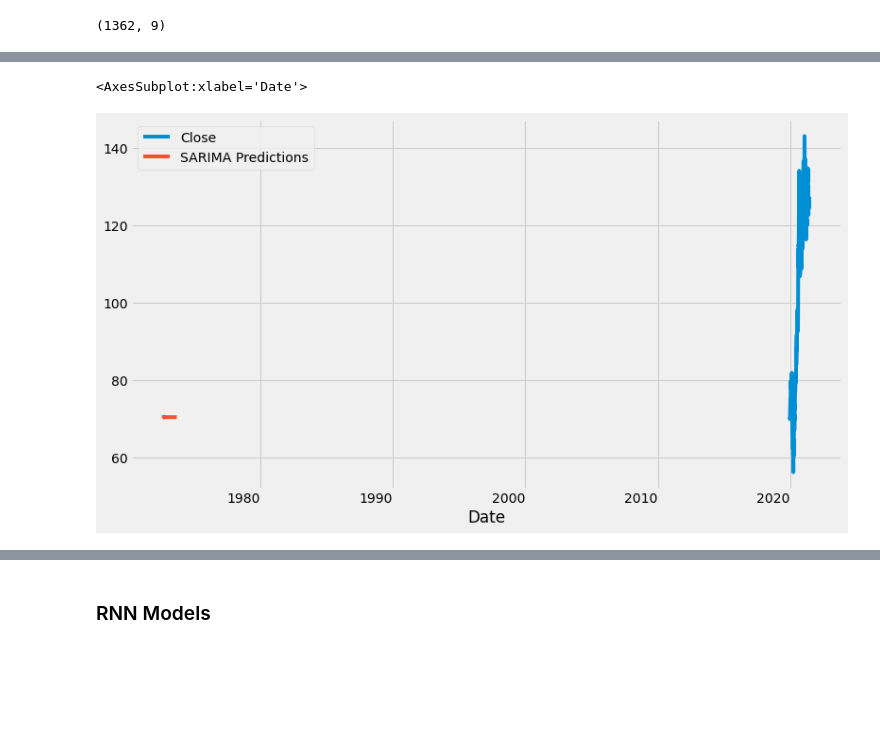
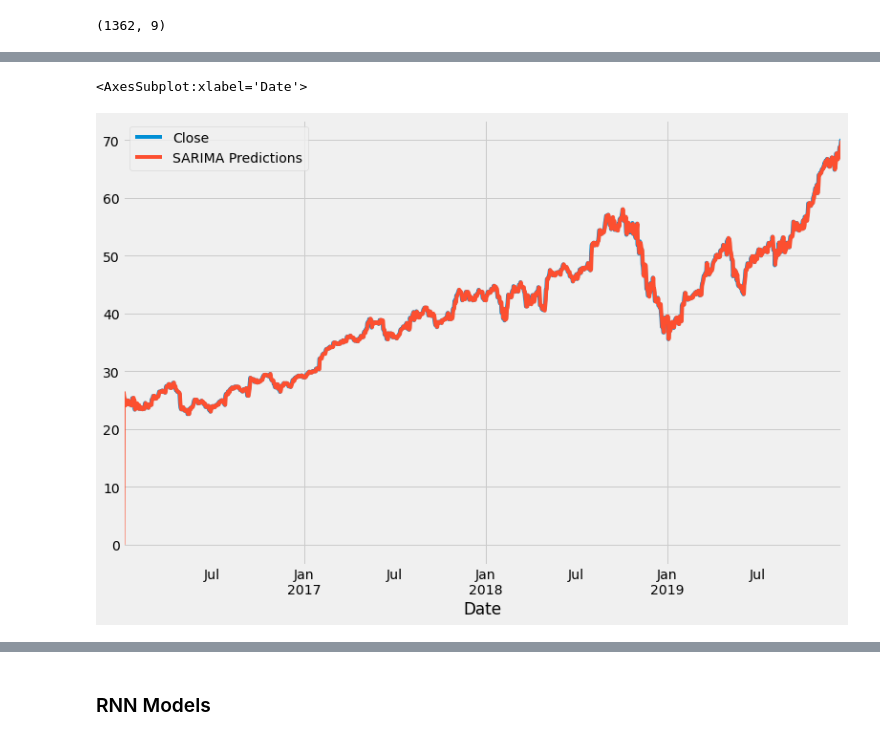
Before and after one commit to jmg0144/Stock-Market-Analysis, a Jupyter notebook: Stock-Market-Analysis.ipynb, the cells around one changed output, grey strips where cells are left out. Saved outputs shown, nothing was run; the diff lists cells and outputs as text; code cells hidden in the pictures; blank space fills up the shorter version.

```diff
--- a/Stock-Market-Analysis.ipynb
+++ b/Stock-Market-Analysis.ipynb
@@ -523,5 +527,10 @@ apple.shape
 # %% [output]
 (1362, 9)
 # %%
-train_b = apple.iloc[:997]
-test_b = apple.iloc[997:]
+train_b = (
+    apple
+    .iloc[:997]['Close']
+    .resample('D')
+    .mean()
+    .ffill()
+)
@@ -528,7 +561,7 @@ test_b = apple.iloc[997:]
 # %%
-model_b = SARIMAX(train_b['Close'], order=model_order)
+model_b = ARIMA(train_b, order=(2,2,2))
 # %%
 results_b = model_b.fit()
 # %%
-start_b = len(train_b)
-end_b = len(train_b) + len(test_b) - 1
+start_b = train_b.index.min()
+end_b = train_b.index.max()
@@ -551,6 +592,6 @@ Name: SARIMA Predictions, Length: 365, dtype: float64
 # %%
-test_b['Close'].plot(legend=True, figsize=(12,8))
+train_b.plot(legend=True, figsize=(12,8))
 predictions_b.plot(legend=True)
 # %% [output]
 <AxesSubplot:xlabel='Date'>
-[figure, old version]
+[figure, new version]
```
Also changed, not shown: parts of 21 cells of this notebook.
